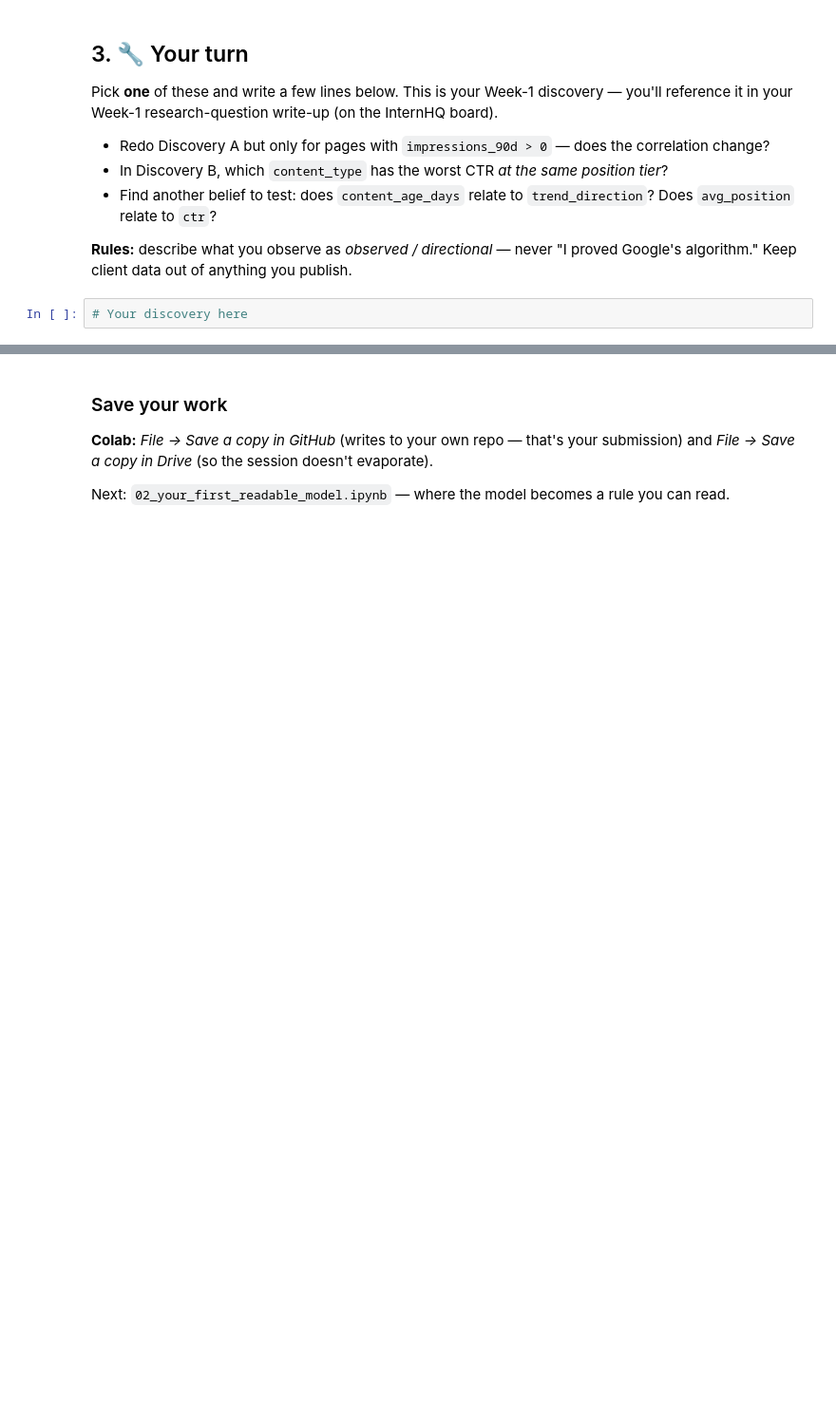
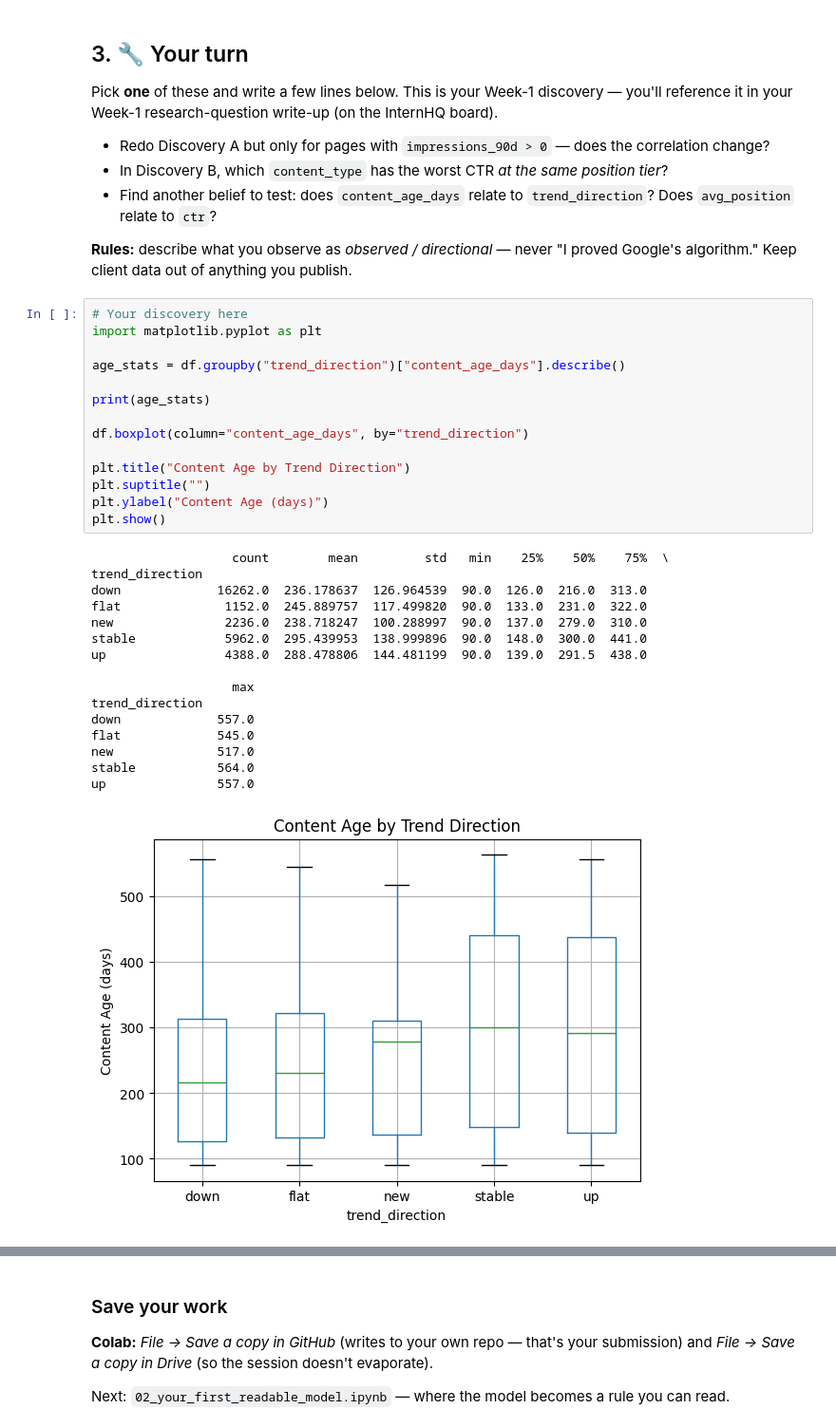
Before and after one commit to reenu-supreeta/flyrank-ml, a Jupyter notebook: notebooks/01_first_look_and_discovery.ipynb, the cells around one changed output, grey strips where cells are left out. Shown at 95% size. Saved outputs shown, nothing was run; the diff lists cells and outputs as text; blank space fills up the shorter version.

```diff
--- a/notebooks/01_first_look_and_discovery.ipynb
+++ b/notebooks/01_first_look_and_discovery.ipynb
@@ -126,3 +153,32 @@ Pick **one** of these and write a few lines below. This is your Week-1 discovery
 **Rules:** describe what you observe as *observed / directional* — never "I proved Google's algorithm." Keep client data out of anything you publish.
 # %%
 # Your discovery here
+import matplotlib.pyplot as plt
+
+age_stats = df.groupby("trend_direction")["content_age_days"].describe()
+
+print(age_stats)
+
+df.boxplot(column="content_age_days", by="trend_direction")
+
+plt.title("Content Age by Trend Direction")
+plt.suptitle("")
+plt.ylabel("Content Age (days)")
+plt.show()
+# %% [output]
+                   count        mean         std   min    25%    50%    75%  \
+trend_direction
+down             16262.0  236.178637  126.964539  90.0  126.0  216.0  313.0
+flat              1152.0  245.889757  117.499820  90.0  133.0  231.0  322.0
+new               2236.0  238.718247  100.288997  90.0  137.0  279.0  310.0
+stable            5962.0  295.439953  138.999896  90.0  148.0  300.0  441.0
+up                4388.0  288.478806  144.481199  90.0  139.0  291.5  438.0
+
+                   max
+trend_direction
+down             557.0
+flat             545.0
+new              517.0
+stable           564.0
+up               557.0
+[figure, added]
```
Also changed, not shown: parts of 5 cells of this notebook.
